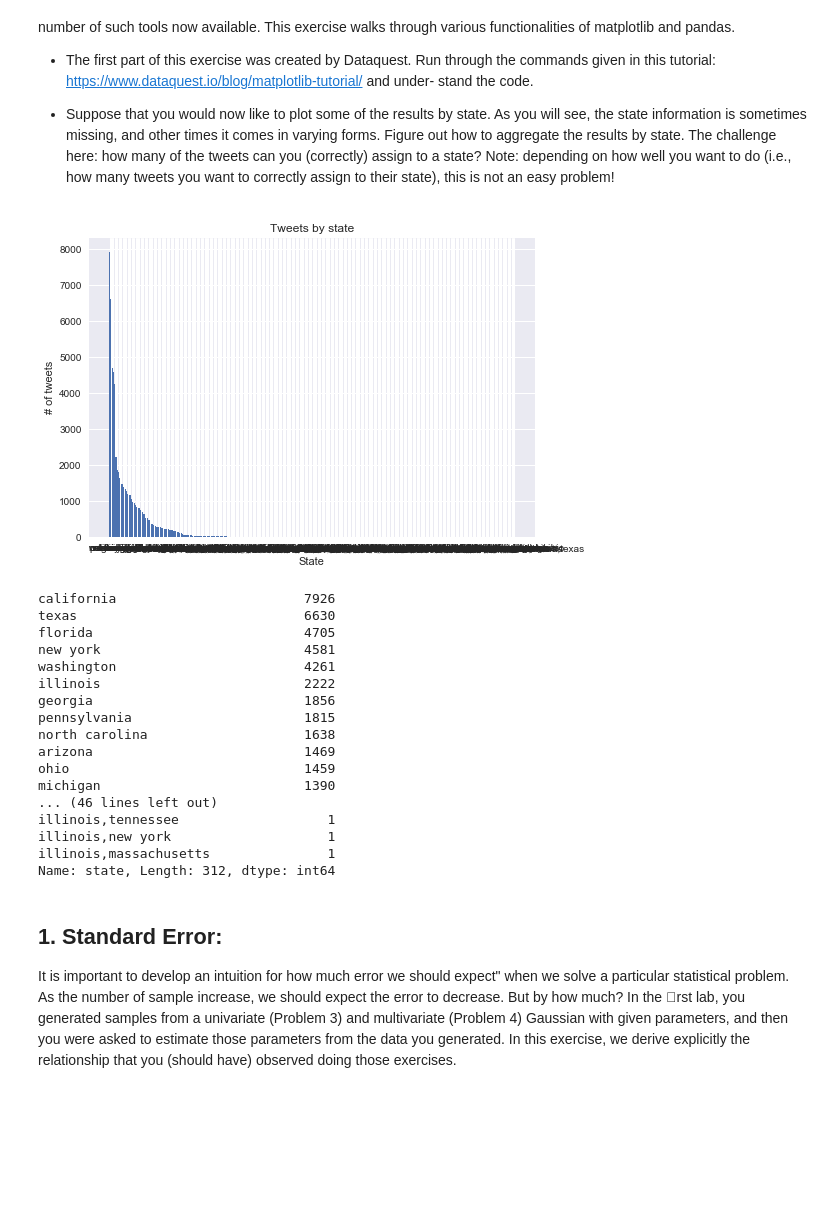
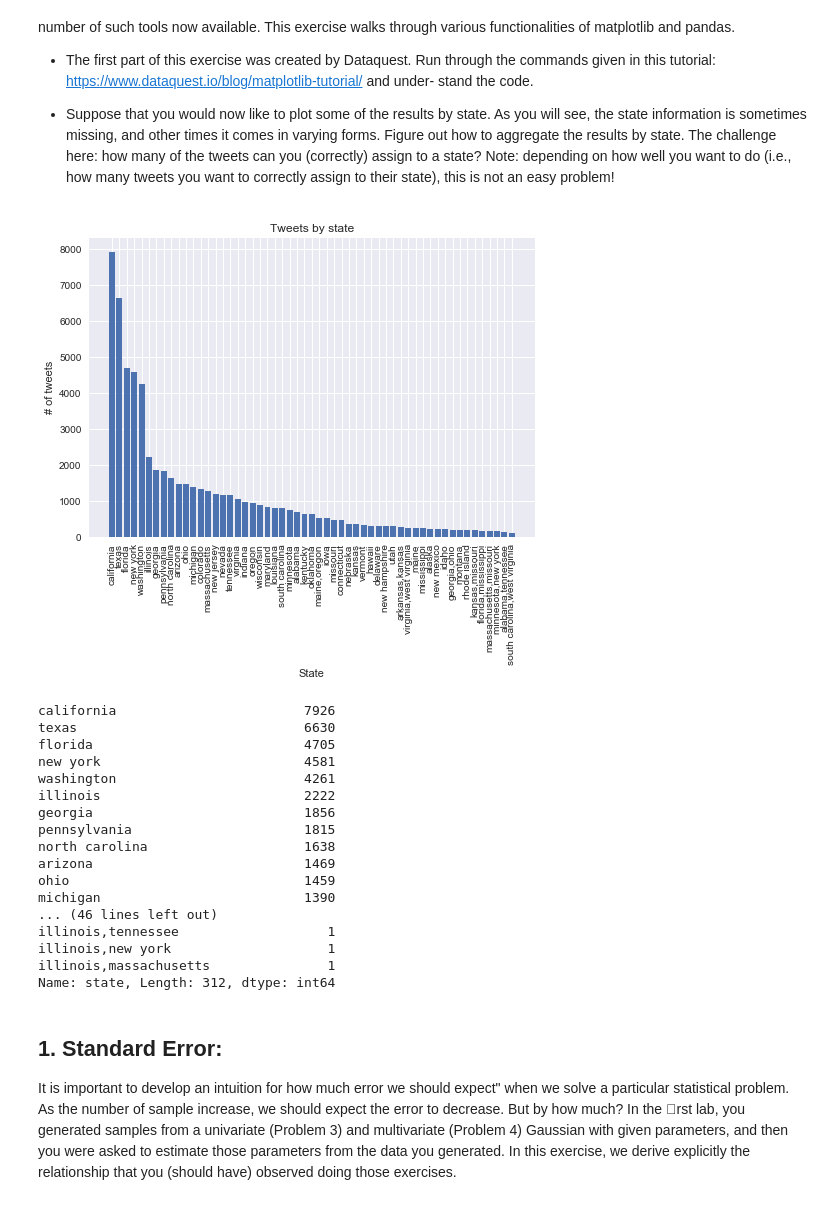
Before and after one commit to Ada520/DSLab, a Jupyter notebook: Lab2/Lab2.ipynb, the cells around one changed output. Saved outputs shown, nothing was run; the diff lists cells and outputs as text; code cells hidden in the pictures; blank space fills up the shorter version.

Commit message:
cleaned up graph

```diff
--- a/Lab2/Lab2.ipynb
+++ b/Lab2/Lab2.ipynb
@@ -618,22 +624,23 @@ tweets["state"] = tweets.apply(get_state,axis=1)
 # %%
 counts = tweets["state"].value_counts()
 counts = counts.drop("") #drop the count with no state attributed
 
 countsDF = pd.DataFrame(counts)
 countsDF.columns = ['Count']
+countsDF = countsDF[countsDF['Count'] > 100]
 tempXVals = []
 for i in range(len(countsDF.index)):
   tempXVals.append(i)
 plt.bar(tempXVals, countsDF.Count)
-plt.xticks(tempXVals, countsDF.index)
+plt.xticks(tempXVals, countsDF.index, rotation = 90)
 plt.title("Tweets by state")
 plt.xlabel("State")
 plt.ylabel("# of tweets")
 plt.show()
 
 print(counts)
 # %% [output]
-[figure, old version]
+[figure, new version]
 california                        7926
 texas                             6630
 florida                           4705
```
Also changed, not shown: parts of 1 cell of this notebook, 1 other file.
